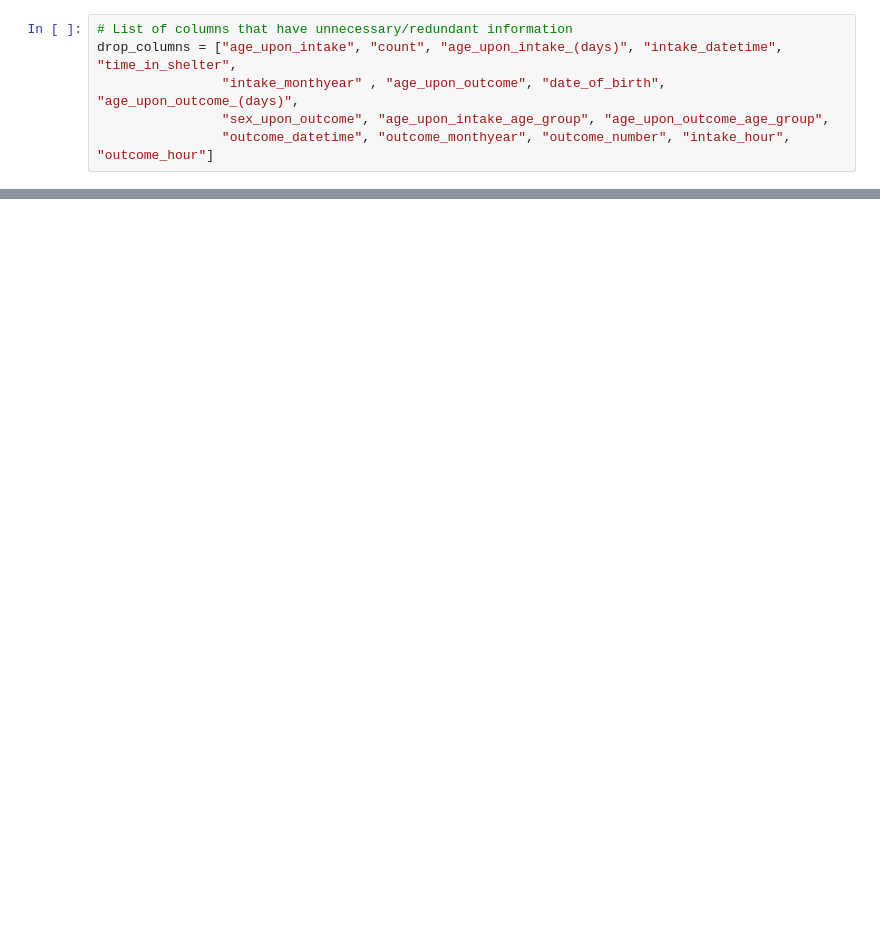
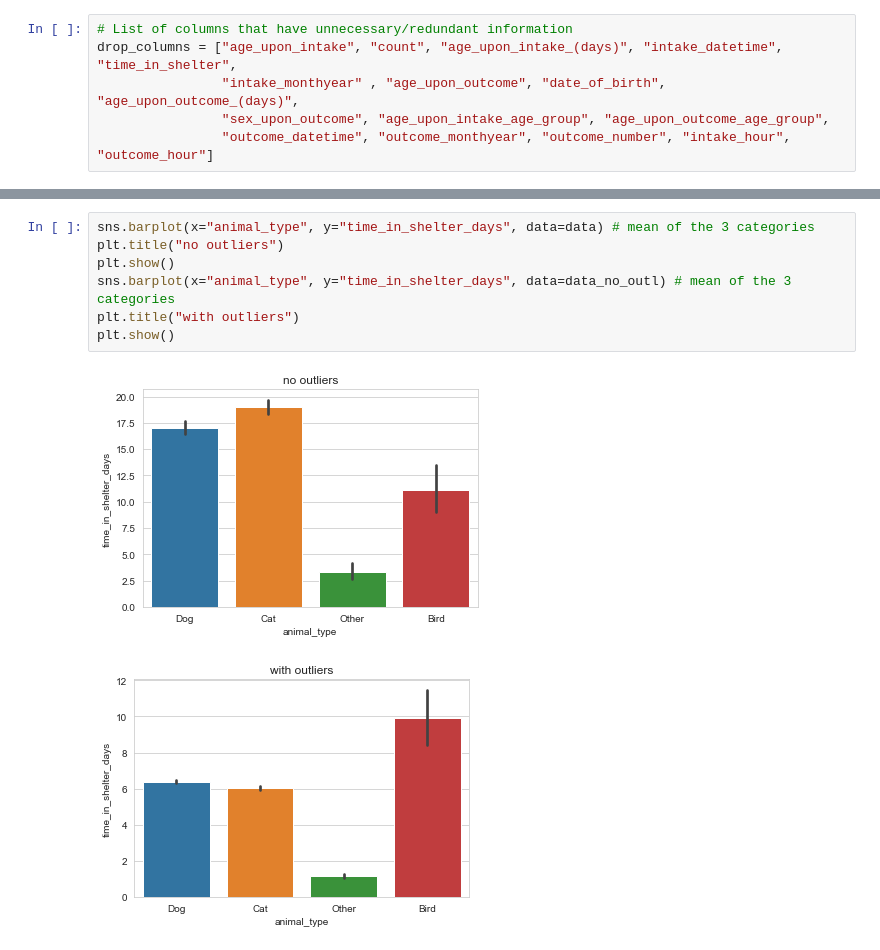
Before and after one commit to NicolasSpettel/Mid-Project, a Jupyter notebook: Mid-Project.ipynb, the cells around one changed output, grey strips where cells are left out. Drawn from its saved outputs; the diff is of its cells as text; blank space fills up the shorter version.

```diff
--- a/Mid-Project.ipynb
+++ b/Mid-Project.ipynb
@@ -200,0 +237,10 @@ split column into two columns of sex: (female, male) and spayed/neutered: (1,0)
+# %%
+sns.barplot(x="animal_type", y="time_in_shelter_days", data=data) # mean of the 3 categories
+plt.title("no outliers")
+plt.show()
+sns.barplot(x="animal_type", y="time_in_shelter_days", data=data_no_outl) # mean of the 3 categories
+plt.title("with outliers")
+plt.show()
+# %% [output]
+[figure, added]
+[figure, added]
```
Also changed, not shown: parts of 69 cells of this notebook.
